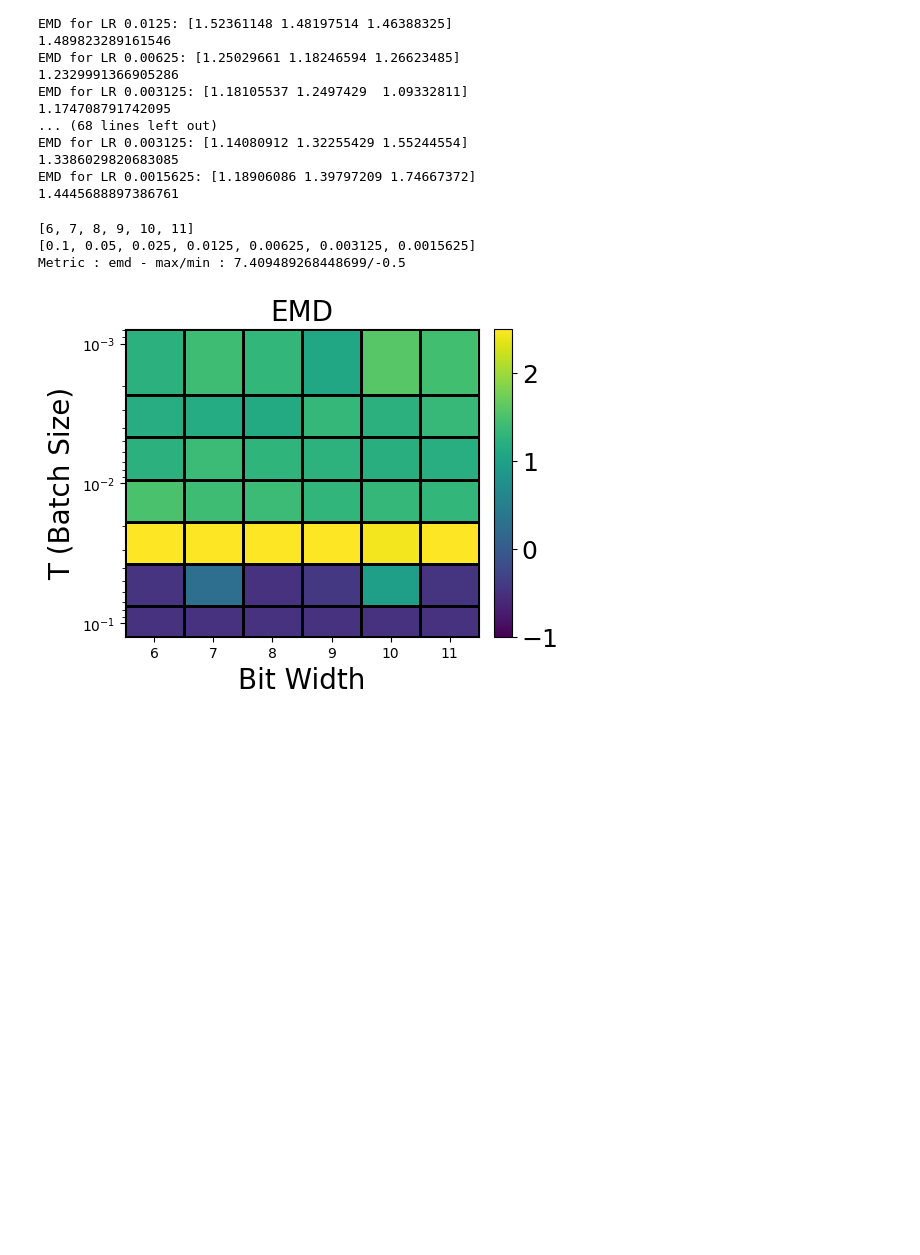
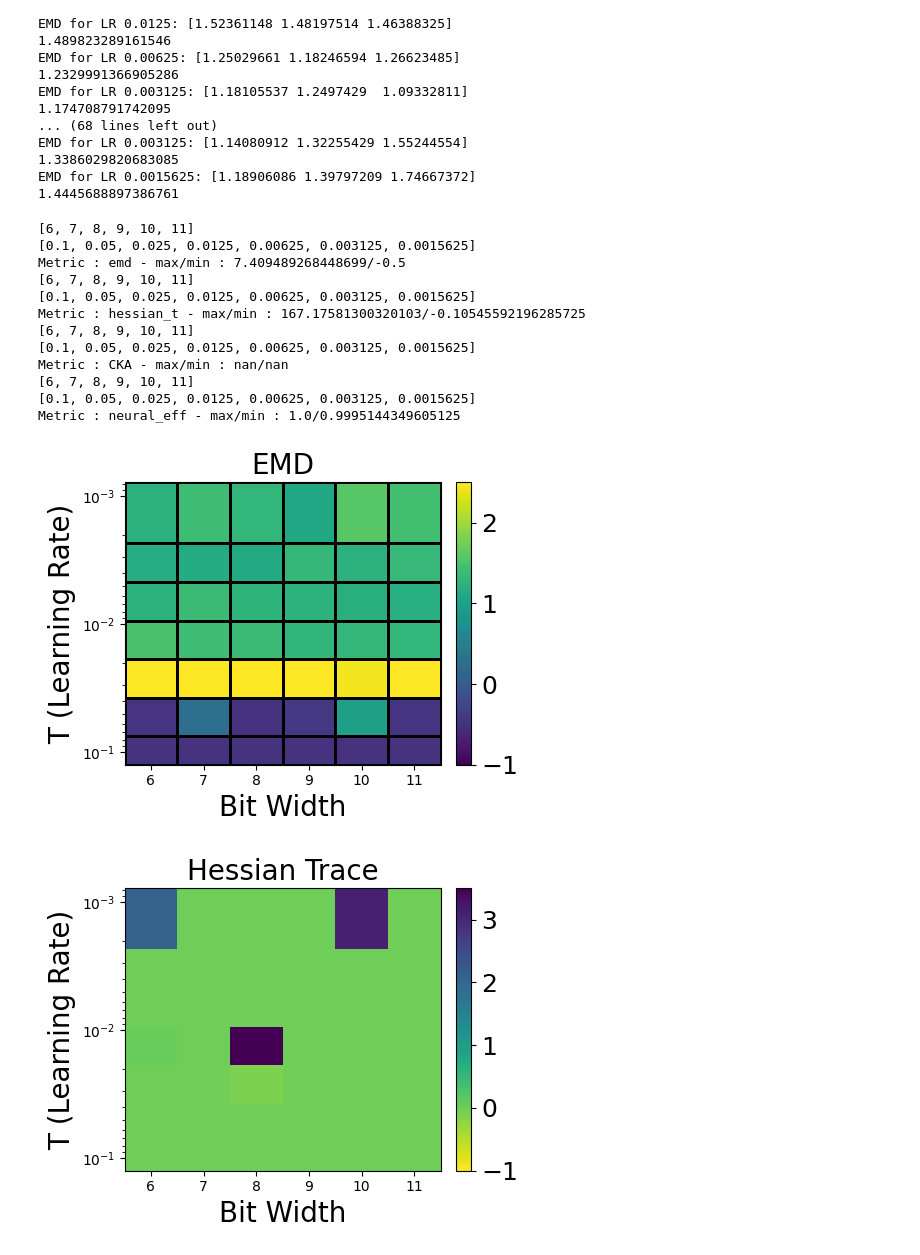
Before and after one commit to jicampos/loss_landscape_taxonomy, a Jupyter notebook: workspace/econ-ae/temperature_plots.ipynb, the cells around one changed output. Drawn from its saved outputs; the diff is of its cells as text; code cells hidden in the pictures; blank space fills up the shorter version.

```diff
--- a/workspace/econ-ae/temperature_plots.ipynb
+++ b/workspace/econ-ae/temperature_plots.ipynb
@@ -62,9 +60,9 @@ def get_metric_file(ckpt_folder, metric):
     elif metric == 'loss':
         file_name = os.path.join(ckpt_folder, 'metrics/', 'loss_acc_gaussian1.0_np.pkl')
     elif metric == 'CKA':
-        file_name = os.path.join(ckpt_folder, 'metrics/', 'CKA_mixup_alpha_16.pkl')
+        file_name = os.path.join(ckpt_folder, 'metrics/', 'CKA_mixup_alpha_16.0.pkl')
     elif 'hessian' in metric:
-        file_name = os.path.join(ckpt_folder, 'metrics/', 'hessian_test.pkl')
+        file_name = os.path.join(ckpt_folder, 'metrics/', 'hessian_exp.pkl')
     elif metric == 'mode_connectivity':
         file_name = os.path.join(ckpt_folder, 'metrics/', 'curve_test.npz')
     elif metric == 'L2':
@@ -77,7 +75,6 @@ def get_metric_file(ckpt_folder, metric):
         file_name = os.path.join(ckpt_folder, 'metrics/', 'fisher.pkl')
     elif metric == 'emd':
         file_name = os.path.join(ckpt_folder, 'metrics/', 'emd.pkl')
-    # print(file_name)
     assert os.path.exists(file_name), f'File {file_name} does not exist'
     return file_name
 # %%
@@ -115,8 +112,8 @@ def get_metric_val(metric_file, metric):
             return np.log(np.mean([results[n]['top_eigenvalue'][0] for n in range(3)]))
         elif '_t' in metric:
             # print(np.log(np.mean([results[n]['trace'] for n in range(3)])))
-            # return np.mean([results[n]['trace'] for n in range(3)])
-            return np.log(np.mean([results[n]['trace'] for n in range(3)]))
+            return np.mean([results[n]['trace'] for n in range(3)])
+            # return np.log(np.mean([results[n]['trace'] for n in range(3)]))
     elif metric == 'mode_connectivity':
         result = np.load(metric_file)['tr_err']
         u = np.argmax(np.abs(result - (result[0] + result[4])/2))
@@ -137,7 +134,7 @@ def vminmax(metric):
     elif metric == 'loss':
         vmin, vmax = 37, 41
     elif metric == 'CKA':
-        vmin, vmax = 0.85, .98
+        vmin, vmax = 0.85, .998
     elif metric == 'mode_connectivity':
         vmin, vmax = -30, 30
     elif metric == 'L2':
@@ -145,9 +142,9 @@ def vminmax(metric):
     elif metric == 'hessian_e':
         vmin, vmax = 0, -4.5
     elif metric == 'hessian_t':
-        vmin, vmax = -6, 0
+        vmin, vmax = -1, 3.5
     elif metric == 'neural_eff':
-        vmin, vmax = 0, 1
+        vmin, vmax = 0.98, 1
     elif metric == 'gradient':
         vmin, vmax = -.6, .6
     elif metric == 'fisher':
@@ -178,49 +175,61 @@ def plot_2Dphase(phase2D, x_label_list, y_label_list, metric, metric_title):
     ax.invert_yaxis()
 
     ax.set_xlabel('Bit Width', fontsize=20)
-    ax.set_ylabel(f'T (Batch Size)', fontsize=20)
+    ax.set_ylabel(f'T (Learning Rate)', fontsize=20)
     ax.set_title(metric_title, fontsize=20)
 
     divider = make_axes_locatable(ax)
     cax = divider.append_axes("right", size="5%", pad=0.15)
     cbar = plt.colorbar(pos, cax=cax)
     cbar.ax.tick_params(labelsize=18)
-    plt.savefig(f'{metric}.png')
+    plt.tight_layout()
+    # plt.savefig(f'{metric}.png')
 # %%
 width_list = [6, 7, 8, 9, 10,11]# [6,7, #[2, 3, 4, 6, 8, 11, 16, 23, 32, 45, 64, 91, 128]
 bs_list = [16, 32, 64, 128, 256, 512, 1024]
 lr_list = [0.1, 0.05, 0.025, 0.0125, 0.00625, 0.003125, 0.0015625]
-# metric_list = ['neural_eff']
-metric_list = ['emd']#, 'loss']#, 'CKA', 'hessian_e', 'hessian_t', 'mode_connectivity', 'L2']
+metric_list = ['emd', 'hessian_t', 'CKA', 'neural_eff']
 # metric_list = ['test_acc', 'loss']#, 'CKA', 'hessian_e', 'hessian_t', 'mode_connectivity', 'L2']
 # metric_list = ['test_acc', 'loss', 'hessian_t', 'hessian_e', 'CKA', 'neural_eff']#, 'CKA', 'hessian_e', 'hessian_t', 'mode_connectivity', 'L2']
 # metric_list = ['test_acc', 'loss', 'hessian_t', 'hessian_e', 'CKA', 'neural_eff', 'gradient']#, 'CKA', 'hessian_e', 'hessian_t', 'mode_connectivity', 'L2']
 # metric_list = ['test_acc', 'loss', 'hessian_t']#, 'CKA', 'hessian_e', 'hessian_t', 'mode_connectivity', 'L2']
 # metric_list = ['test_acc', 'loss', 'hessian_t', 'CKA',]# 'hessian_e', 'hessian_t', 'mode_connectivity', 'L2']
 # metric_title_list = ['Neural Efficiency']
-metric_title_list = ['EMD', 'Test loss', 'Hessian trace', 'CKA', 'Model distance (L2)', 'Neural Efficiency', 'Gradient Traces', 'Model distance (L2)']
+metric_title_list = ['EMD', 'Hessian Trace', 'CKA', 'neural_eff', 'Model distance (L2)', 'Neural Efficiency', 'Gradient Traces', 'Model distance (L2)']
 
 bs_list = lr_list
 
 for metric, metric_title in zip(metric_list, metric_title_list):
 
     lenx = len(width_list)
     leny = len(bs_list)
     phase2D = np.zeros((leny, lenx))
 
     for j,width in enumerate(width_list):
         for i,lr in enumerate(bs_list):
-            # ckpt_folder = f'../../checkpoint/different_knobs_subset_10/lr_{lr}/lr_decay/JT_{width}b/'
             ckpt_folder = f'../checkpoint/different_knobs_subset_10/lr_{lr}/normal/ECON_{width}b/'
             # ckpt_folder = f'../../checkpoint/different_knobs_subset_10/bs_{lr}/bs_decay/JT_{width}b/'
             metric_file = get_metric_file(ckpt_folder, metric)
             phase2D[i][j] = get_metric_val(metric_file, metric)
     print(width_list)
     print(bs_list)
     print(f'Metric : {metric} - max/min : {phase2D.max()}/{phase2D.min()}')
+    # phase2D[1, [1, 3, 4, 5]] = 0
+    # phase2D[2, [0, 5]] = 0
+    # phase2D[3][2]= 0
     plot_2Dphase(phase2D, width_list, bs_list, metric, metric_title)
 # %% [output]
 [6, 7, 8, 9, 10, 11]
 [0.1, 0.05, 0.025, 0.0125, 0.00625, 0.003125, 0.0015625]
 Metric : emd - max/min : 7.409489268448699/-0.5
+[6, 7, 8, 9, 10, 11]
+[0.1, 0.05, 0.025, 0.0125, 0.00625, 0.003125, 0.0015625]
+Metric : hessian_t - max/min : 167.17581300320103/-0.10545592196285725
+[6, 7, 8, 9, 10, 11]
+[0.1, 0.05, 0.025, 0.0125, 0.00625, 0.003125, 0.0015625]
+Metric : CKA - max/min : nan/nan
+[6, 7, 8, 9, 10, 11]
+[0.1, 0.05, 0.025, 0.0125, 0.00625, 0.003125, 0.0015625]
+Metric : neural_eff - max/min : 1.0/0.9995144349605125
-[figure, old version]
+[figure, new version]
+[figure, added]
```
Also changed, not shown: parts of 3 cells of this notebook, 12 other files.
